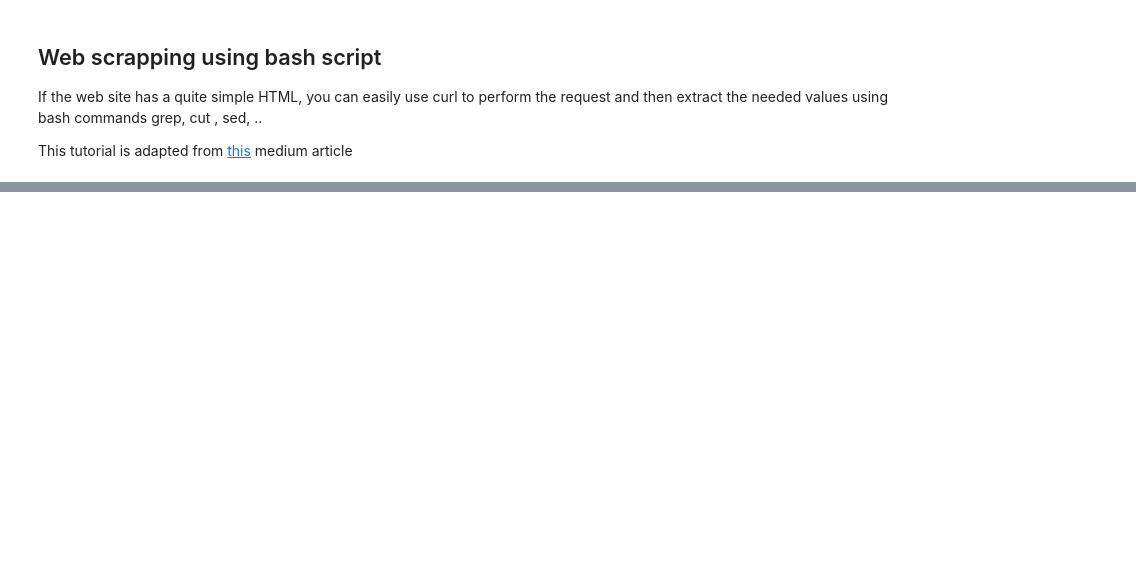
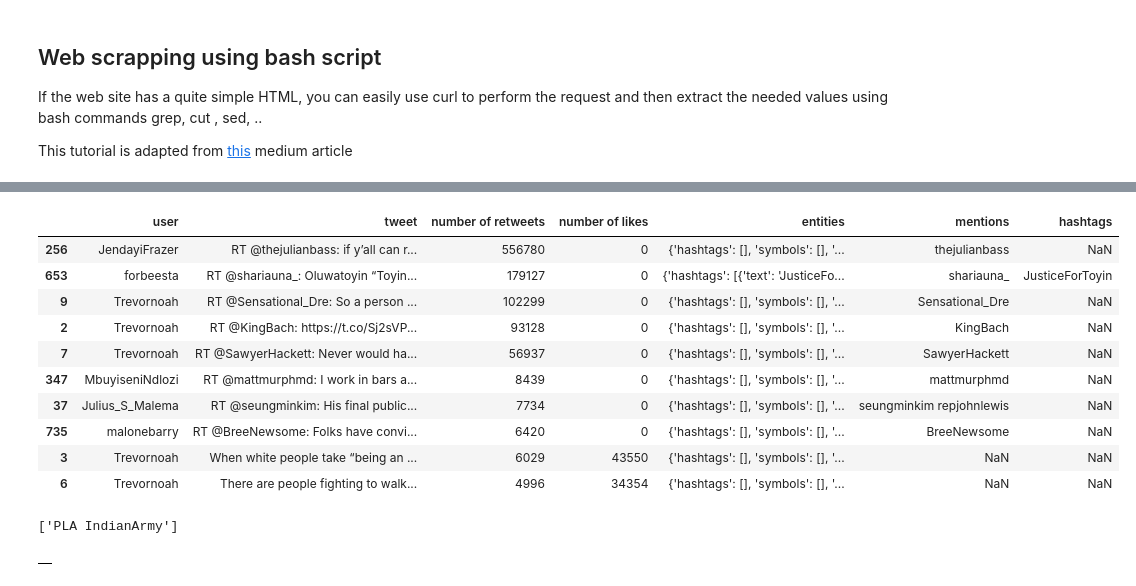
Before and after one commit to jenny199/10academy_projects, a Jupyter notebook: scrapping_starter.ipynb, the cells around one changed output, grey strips where cells are left out. Cells and saved outputs as stored; diff of their text form; code cells hidden in the pictures; blank space fills up the shorter version.

```diff
--- a/scrapping_starter.ipynb
+++ b/scrapping_starter.ipynb
@@ -210,0 +271,59 @@ api = API(auth)
+# %%
+retweet_sort = Tweets.sort_values('number of retweets',ascending=False)
+retweet_sort.head(10)
+# %% [output]
+|  | user | tweet | number of retweets | number of likes | entities | mentions | hashtags |
+| 256 | JendayiFrazer | RT @thejulianbass: if y’all can r... | 556780 | 0 | {'hashtags': [], 'symbols': [], '... | thejulianbass | NaN |
+| 653 | forbeesta | RT @shariauna_: Oluwatoyin “Toyin... | 179127 | 0 | {'hashtags': [{'text': 'JusticeFo... | shariauna_ | JusticeForToyin |
+| 9 | Trevornoah | RT @Sensational_Dre: So a person ... | 102299 | 0 | {'hashtags': [], 'symbols': [], '... | Sensational_Dre | NaN |
+| 2 | Trevornoah | RT @KingBach: https://t.co/Sj2sVP... | 93128 | 0 | {'hashtags': [], 'symbols': [], '... | KingBach | NaN |
+| 7 | Trevornoah | RT @SawyerHackett: Never would ha... | 56937 | 0 | {'hashtags': [], 'symbols': [], '... | SawyerHackett | NaN |
+| 347 | MbuyiseniNdlozi | RT @mattmurphmd: I work in bars a... | 8439 | 0 | {'hashtags': [], 'symbols': [], '... | mattmurphmd | NaN |
+| 37 | Julius_S_Malema | RT @seungminkim: His final public... | 7734 | 0 | {'hashtags': [], 'symbols': [], '... | seungminkim repjohnlewis | NaN |
+| 735 | malonebarry | RT @BreeNewsome: Folks have convi... | 6420 | 0 | {'hashtags': [], 'symbols': [], '... | BreeNewsome | NaN |
+| 3 | Trevornoah | When white people take “being an ... | 6029 | 43550 | {'hashtags': [], 'symbols': [], '... | NaN | NaN |
+| 6 | Trevornoah | There are people fighting to walk... | 4996 | 34354 | {'hashtags': [], 'symbols': [], '... | NaN | NaN |
+# %%
+text_df['hashtags'].unique().tolist()
+# %% [output]
+['PLA IndianArmy']
+# %%
+Tweets = pd.DataFrame()
+for target in df_gov:
+    try:
+#         print("Getting data for " + target)
+        tweets = api.user_timeline(screen_name=target,count=10,include_rts=False)
+        user_details = api.get_user(target)
+        tweet_list = [tweet for tweet in tweets]
+        for tweet in tweet_list:
+            text = tweet.text
+            retweets=tweet.retweet_count
+            entities = tweet.entities
+            favorite = tweet.favorite_count
+            text_df = pd.DataFrame(data=[target],columns = ['user'])
+            text_df['tweet'] = np.array([text])
+            text_df['number of retweets'] = np.array([retweets])
+            text_df['number of likes'] = np.array([favorite])
+            text_df['entities'] = np.array([entities])
+            hashtags = tweet.entities['hashtags']
+
+            if hashtags:
+
+                ht = [ht['text'] for ht in hashtags]
+                ht=' '.join( ht )
+                text_df['hashtags'] = ht
+
+
+
+            user_mentions = tweet.entities['user_mentions']
+            if user_mentions:
+                mentions = [user['screen_name'] for user in user_mentions]
+                mentions=' '.join(mentions)
+                text_df['mentions'] = mentions
+            Tweets=pd.concat([Tweets,text_df],ignore_index=True)
+            Tweets.to_csv('leadertw.csv')
+    except tweepy.TweepError:
+        pass
+Tweets.head()
+# %% [output]
+|  |
```
Also changed, not shown: parts of 18 cells of this notebook.
